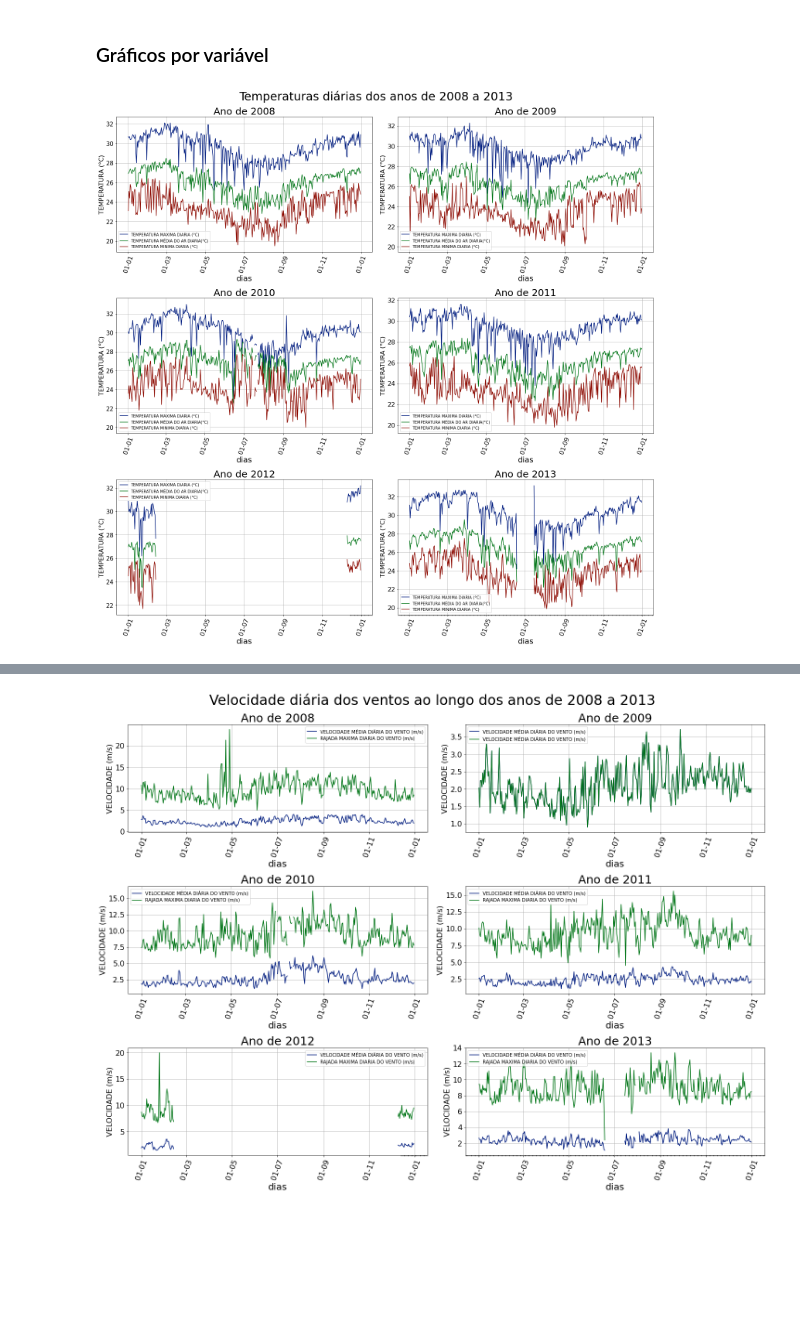
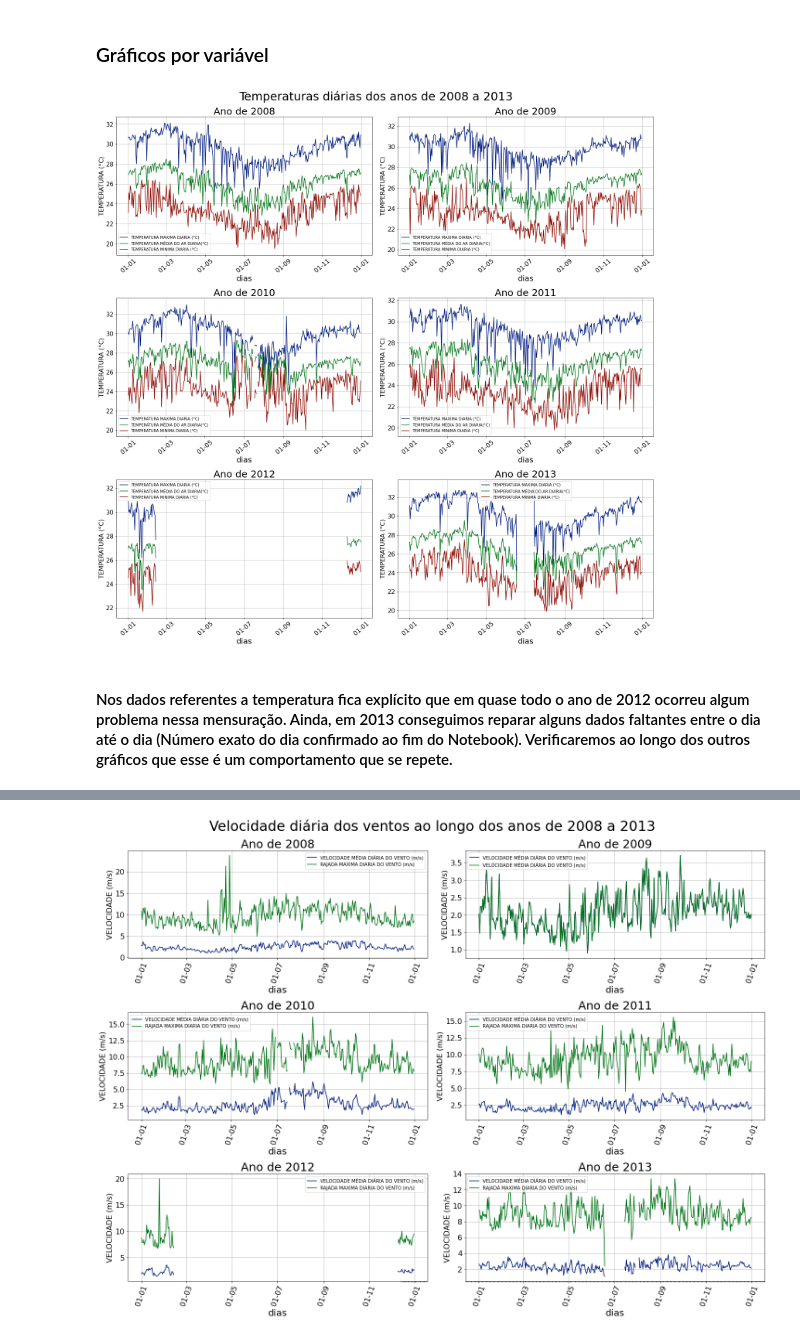
Before and after one commit to V-kr0pt/previsao-de-demanda, a Jupyter notebook: Jupyter/Dados_Meteorologicos_Diarios.ipynb, the cells around one changed output, grey strips where cells are left out. Drawn from its saved outputs; the diff is of its cells as text; code cells hidden in the pictures; blank space fills up the shorter version.

Commit message:
Finalizaçao1/2 do Notebook Diario
Nesse momento foi criado as tabelas finais do notebook, ficando ainda faltante alguns comentários após os gráficos

```diff
--- a/Jupyter/Dados_Meteorologicos_Diarios.ipynb
+++ b/Jupyter/Dados_Meteorologicos_Diarios.ipynb
@@ -310,36 +309,40 @@ for i in range(3):
     # plot 2
     f1_axes[0,1].plot(df_temp_09[col_names_temp[i]], label = col_names_temp[i])
 
     # plot 3
     f1_axes[1,0].plot(df_temp_10[col_names_temp[i]], label = col_names_temp[i])
 
     #plot 4
     f1_axes[1,1].plot(df_temp_11[col_names_temp[i]], label = col_names_temp[i])
 
     #plot 5
     f1_axes[2,0].plot(df_temp_12[col_names_temp[i]], label = col_names_temp[i])
 
     #plot 6
     f1_axes[2,1].plot(df_temp_13[col_names_temp[i]], label = col_names_temp[i])
 
 ano_inicial = 2008
 for i in range(3):
     for j in range(2):
         f1_axes[i,j].set_title(f'Ano de {ano_inicial}', size=25)
+
+        #f1_axes[i,j].xaxis.set_major_locator(df_temp.index)
         f1_axes[i,j].xaxis.set_major_formatter(fmt)
-        f1_axes[i,j].xaxis.set_minor_locator(days)
+        #f1_axes[i,j].xaxis.set_minor_locator(days)
 
         f1_axes[i,j].set_xlabel(label_x, size=20)
         f1_axes[i,j].set_ylabel(label_y_temp, size=16)
 
-        f1_axes[i,j].tick_params(axis='x', labelsize=16, rotation=70)
+        f1_axes[i,j].tick_params(axis='x', labelsize=16, rotation=40)
         f1_axes[i,j].tick_params(axis='y', labelsize=16)
 
         f1_axes[i,j].grid()
         f1_axes[i,j].legend()
         ano_inicial = ano_inicial + 1
 # %% [output]
-[figure, old version]
+[figure, new version]
+# %% [markdown]
+#### Nos dados referentes a temperatura fica explícito que em quase todo o ano de 2012 ocorreu algum problema nessa mensuração. Ainda, em 2013 conseguimos reparar alguns dados faltantes entre o dia  até o dia (Número exato do dia confirmado ao fim do Notebook). Verificaremos ao longo dos outros gráficos que esse é um comportamento que se repete.
 # %%
 #Gráfico das chuvas
 
```
Also changed, not shown: parts of 12 cells of this notebook, 1 other file.
